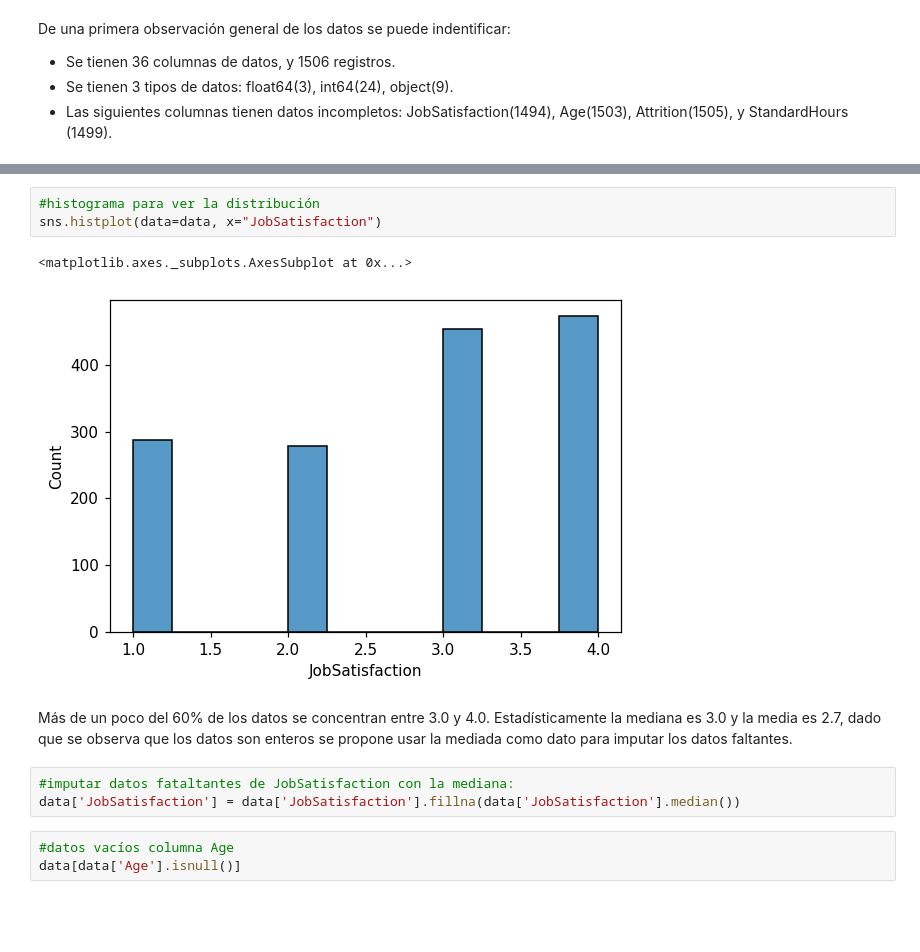
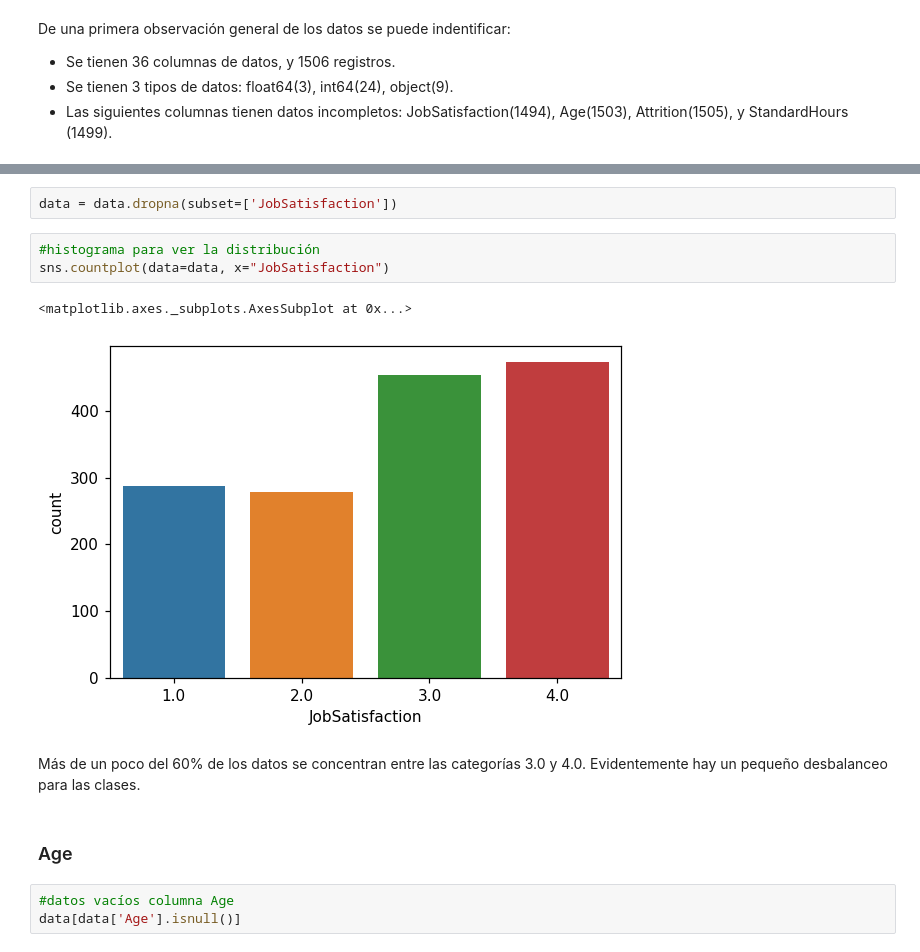
Before and after one commit to davidpolme/Taller3-DataScience, a Jupyter notebook: CDA_Taller3.ipynb, the cells around one changed output, grey strips where cells are left out. Drawn from its saved outputs; the diff is of its cells as text; blank space fills up the shorter version.

```diff
--- a/CDA_Taller3.ipynb
+++ b/CDA_Taller3.ipynb
@@ -216,14 +222,15 @@ media 2.7443105756358768
+# %%
+data = data.dropna(subset=['JobSatisfaction'])
 # %%
 #histograma para ver la distribución
-sns.histplot(data=data, x="JobSatisfaction")
+sns.countplot(data=data, x="JobSatisfaction")
 # %% [output]
 <matplotlib.axes._subplots.AxesSubplot at 0x...>
-[figure, old version]
+[figure, new version]
 # %% [markdown]
-Más de un poco del 60% de los datos se concentran entre 3.0 y 4.0. Estadísticamente la mediana es 3.0 y la media es 2.7, dado que se observa que los datos son enteros se propone usar la mediada como dato para imputar los datos faltantes.
+Más de un poco del 60% de los datos se concentran entre las categorías 3.0 y 4.0. Evidentemente hay un pequeño desbalanceo para las clases.
-# %%
-#imputar datos fataltantes de JobSatisfaction con la mediana:
-data['JobSatisfaction'] = data['JobSatisfaction'].fillna(data['JobSatisfaction'].median())
+# %% [markdown]
+### Age
 # %%
 #datos vacíos columna Age
 data[data['Age'].isnull()]
```
Also changed, not shown: parts of 159 cells of this notebook.
